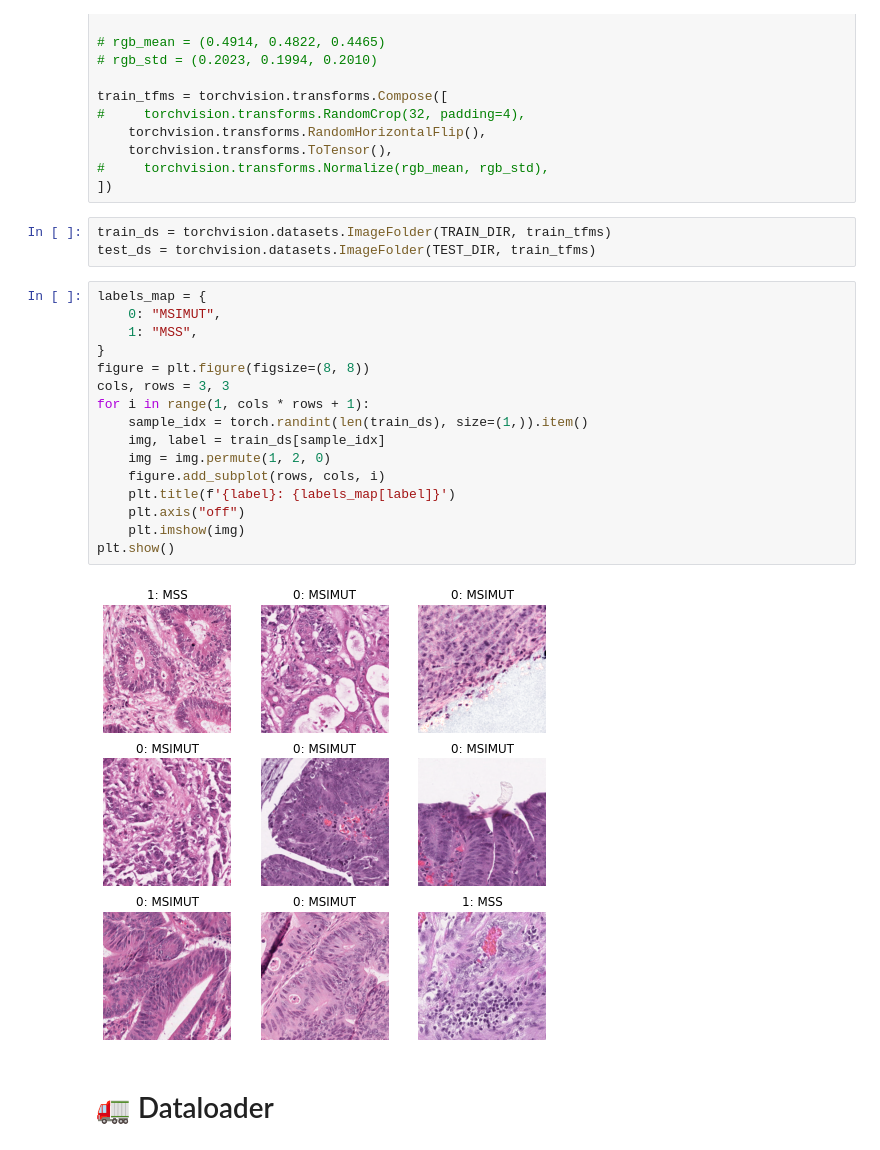
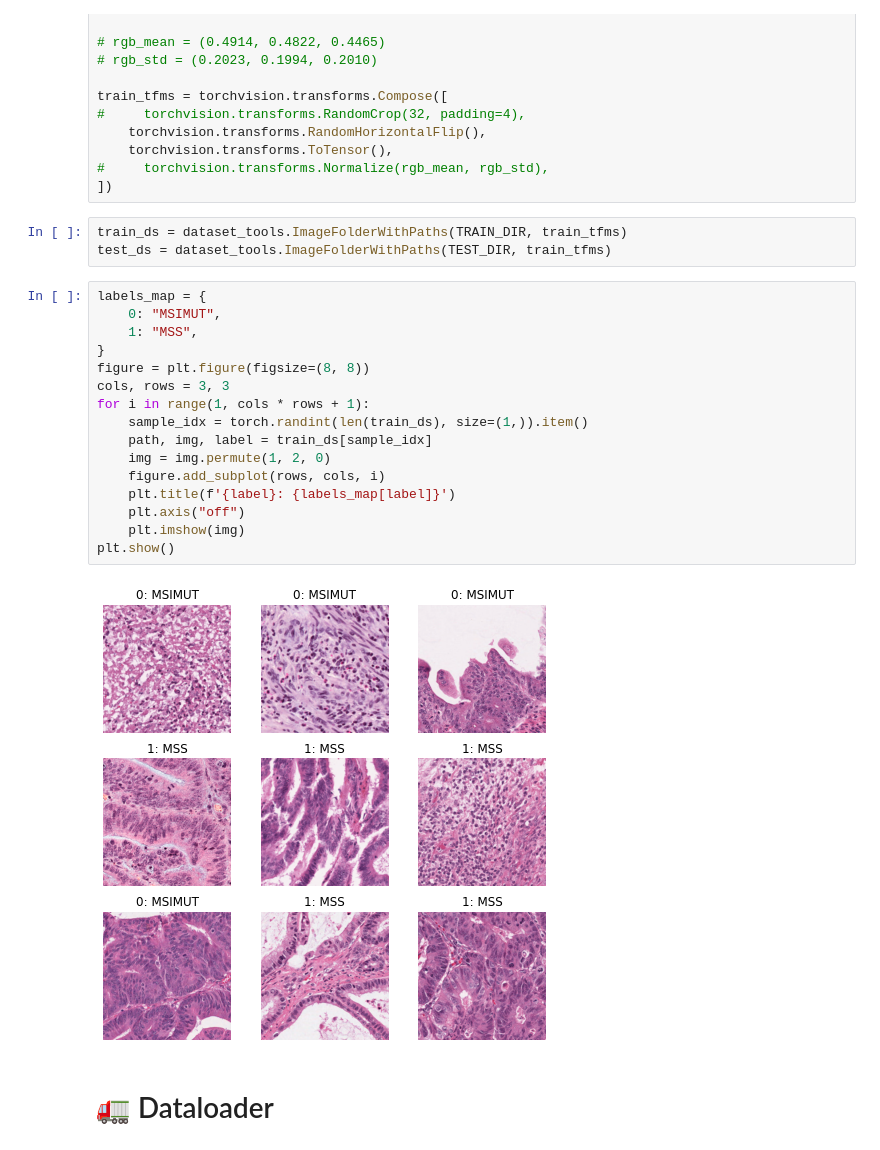
Before and after one commit to TechnionComputationalMRILab/colorectal_cancer_ai, a Jupyter notebook: Explore_Data.ipynb, the cells around one changed output. Cells and saved outputs as stored; diff of their text form.

Commit message:
dataloader with paths

```diff
--- a/Explore_Data.ipynb
+++ b/Explore_Data.ipynb
@@ -39,26 +43,26 @@ train_tfms = torchvision.transforms.Compose([
 #     torchvision.transforms.Normalize(rgb_mean, rgb_std),
 ])
 # %%
-train_ds = torchvision.datasets.ImageFolder(TRAIN_DIR, train_tfms)
-test_ds = torchvision.datasets.ImageFolder(TEST_DIR, train_tfms)
+train_ds = dataset_tools.ImageFolderWithPaths(TRAIN_DIR, train_tfms)
+test_ds = dataset_tools.ImageFolderWithPaths(TEST_DIR, train_tfms)
 # %%
 labels_map = {
     0: "MSIMUT",
     1: "MSS",
 }
 figure = plt.figure(figsize=(8, 8))
 cols, rows = 3, 3
 for i in range(1, cols * rows + 1):
     sample_idx = torch.randint(len(train_ds), size=(1,)).item()
-    img, label = train_ds[sample_idx]
+    path, img, label = train_ds[sample_idx]
     img = img.permute(1, 2, 0)
     figure.add_subplot(rows, cols, i)
     plt.title(f'{label}: {labels_map[label]}')
     plt.axis("off")
     plt.imshow(img)
 plt.show()
 # %% [output]
-[figure, old version]
+[figure, new version]
 # %% [markdown]
 # 🚛 Dataloader
 # %%
```
Also changed, not shown: parts of 18 cells of this notebook, 2 other files.
